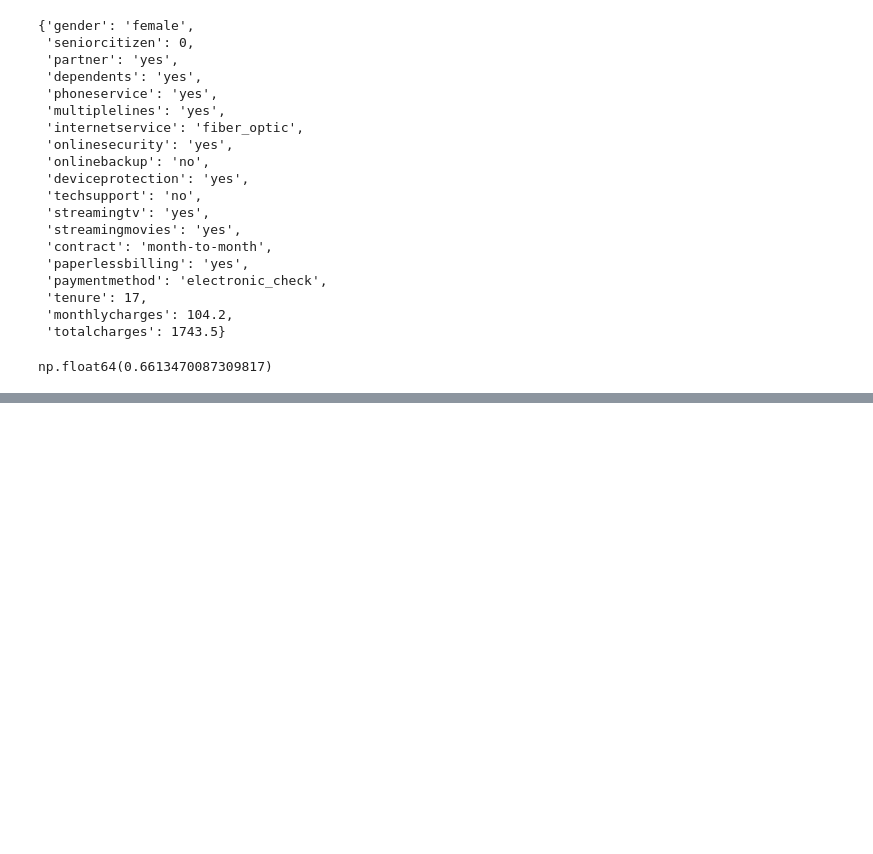
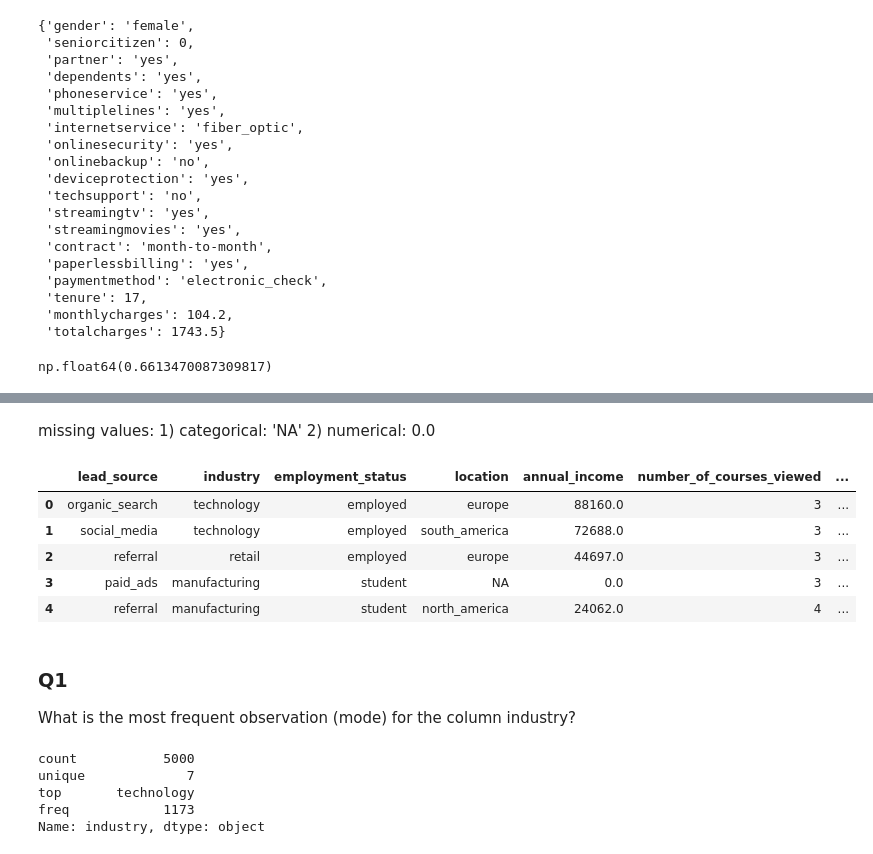
Before and after one commit to ManuelMerchanC11/ml-zoomcamp-homeworks, a Jupyter notebook: 03-classification/hw_classfification.ipynb, the cells around one changed output, grey strips where cells are left out. Drawn from its saved outputs; the diff is of its cells as text; code cells hidden in the pictures; blank space fills up the shorter version.

```diff
--- a/03-classification/hw_classfification.ipynb
+++ b/03-classification/hw_classfification.ipynb
@@ -557,0 +623,29 @@ np.float64(0.6613470087309817)
+# %%
+categorical = ["lead_source", "industry","employment_status","location"]
+numerical = ["annual_income","number_of_courses_viewed","interaction_count","lead_score"]
+# %% [markdown]
+missing values: 1) categorical: 'NA' 2) numerical: 0.0
+# %%
+df[categorical] = df[categorical].fillna('NA')
+df[numerical] = df[numerical].fillna(0.0)
+# %%
+df.head()
+# %% [output]
+|  | lead_source | industry | employment_status | location | annual_income | number_of_courses_viewed | ... |
+| 0 | organic_search | technology | employed | europe | 88160.0 | 3 | ... |
+| 1 | social_media | technology | employed | south_america | 72688.0 | 3 | ... |
+| 2 | referral | retail | employed | europe | 44697.0 | 3 | ... |
+| 3 | paid_ads | manufacturing | student | NA | 0.0 | 3 | ... |
+| 4 | referral | manufacturing | student | north_america | 24062.0 | 4 | ... |
+# %% [markdown]
+### Q1
+What is the most frequent observation (mode) for the column industry?
+# %%
+df.industry.describe()
+# df.industry.mode()
+# %% [output]
+count           5000
+unique             7
+top       technology
+freq            1173
+Name: industry, dtype: object
```
Also changed, not shown: parts of 32 cells of this notebook, 1 other file.
